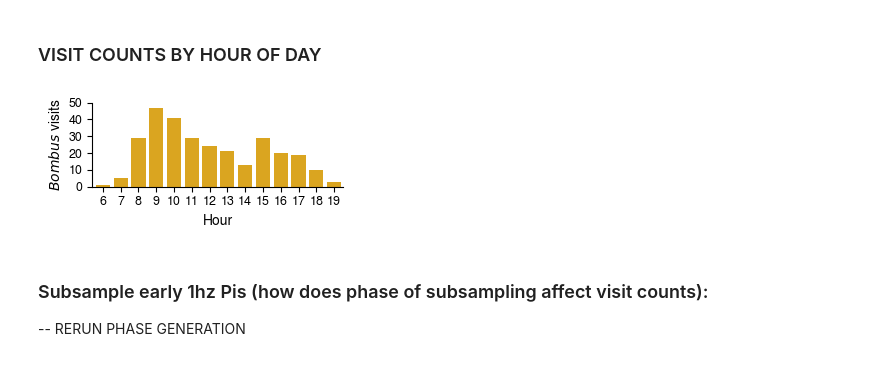
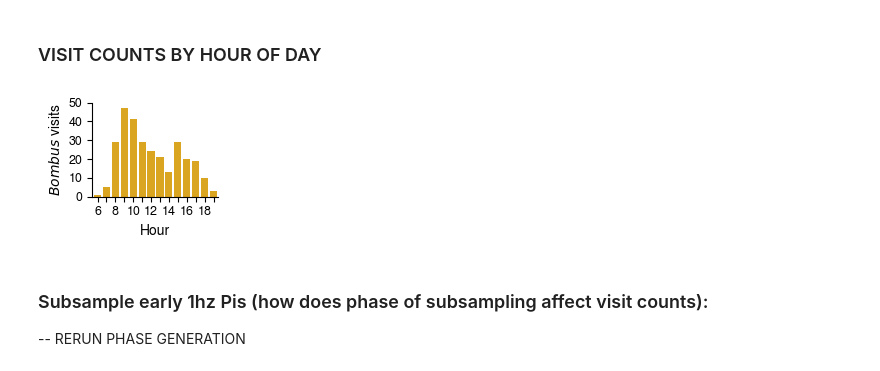
Before and after one commit to mparkergetz/bee_cam_data_processing, a Jupyter notebook: nb2_process_visit_data.ipynb, the cells around one changed output. Cells and saved outputs as stored; diff of their text form; code cells hidden in the pictures.

```diff
--- a/nb2_process_visit_data.ipynb
+++ b/nb2_process_visit_data.ipynb
@@ -213,22 +298,24 @@ dtype: int64
 ### VISIT COUNTS BY HOUR OF DAY
 # %%
 total_counts_per_hour = visit_durations_clover['visit_start'].dt.hour.value_counts().sort_index()
-fig, ax = plt.subplots(figsize=(3.25, 1.6))
+fig, ax = plt.subplots(figsize=(2, 1.7))
 ax.bar(total_counts_per_hour.index, total_counts_per_hour, color='goldenrod')
 ax.set_xlabel('Hour')
 ax.set_ylabel(r'$\it{Bombus}$ visits')
 
 plt.ylim(0, 50)
 plt.yticks([0, 10, 20, 30, 40, 50], fontsize=9)
 plt.xlim(5.4, 19.5)
 
 xticks = total_counts_per_hour.index
 xlabels = ['6','7','8','9','10','11','12','13','14','15','16','17','18','19']
+xlabels = ['6','','8','','10','','12','','14','','16','','18','']
 plt.xticks(xticks, labels=xlabels, fontsize=9)
 
 plt.tight_layout()
+plt.savefig('figs/bombus_visits_hourly.svg', format='svg')
 # %% [output]
-[figure, old version]
+[figure, new version]
 # %% [markdown]
 ### Subsample early 1hz Pis (how does phase of subsampling affect visit counts):
 
```
Also changed, not shown: parts of 9 cells of this notebook, 5 other files.
